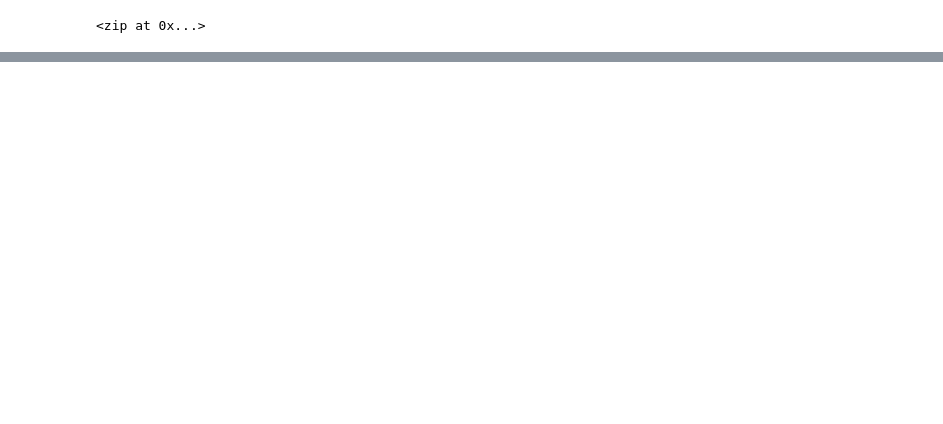
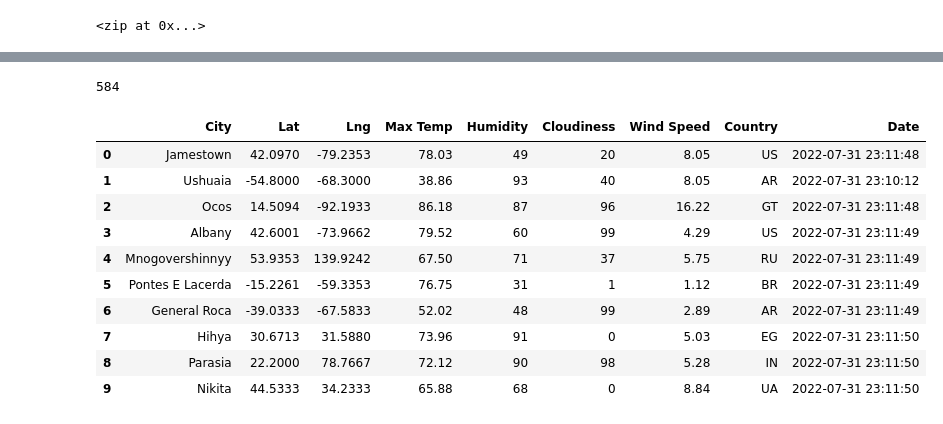
Before and after one commit to JumokeHicok/World_Weather_Analysis, a Jupyter notebook: WeatherPy.ipynb, the cells around one changed output, grey strips where cells are left out. Saved outputs shown, nothing was run; the diff lists cells and outputs as text; code cells hidden in the pictures; blank space fills up the shorter version.

Commit message:
City weather data

```diff
--- a/WeatherPy.ipynb
+++ b/WeatherPy.ipynb
@@ -34,0 +41,3 @@ len(cities)
+# %%
+# Starting URL for Weather Map API Call.
+url = "http://api.openweathermap.org/data/2.5/weather?units=Imperial&APPID=" + weather_api_key
@@ -34,0 +128,20 @@ len(cities)
+# %%
+len(city_data)
+# %% [output]
+584
+# %%
+# Convert the array of dictionaries to a Pandas DataFrame.
+city_data_df = pd.DataFrame(city_data)
+city_data_df.head(10)
+# %% [output]
+|  | City | Lat | Lng | Max Temp | Humidity | Cloudiness | Wind Speed | Country | Date |
+| 0 | Jamestown | 42.0970 | -79.2353 | 78.03 | 49 | 20 | 8.05 | US | 2022-07-31 23:11:48 |
+| 1 | Ushuaia | -54.8000 | -68.3000 | 38.86 | 93 | 40 | 8.05 | AR | 2022-07-31 23:10:12 |
+| 2 | Ocos | 14.5094 | -92.1933 | 86.18 | 87 | 96 | 16.22 | GT | 2022-07-31 23:11:48 |
+| 3 | Albany | 42.6001 | -73.9662 | 79.52 | 60 | 99 | 4.29 | US | 2022-07-31 23:11:49 |
+| 4 | Mnogovershinnyy | 53.9353 | 139.9242 | 67.50 | 71 | 37 | 5.75 | RU | 2022-07-31 23:11:49 |
+| 5 | Pontes E Lacerda | -15.2261 | -59.3353 | 76.75 | 31 | 1 | 1.12 | BR | 2022-07-31 23:11:49 |
+| 6 | General Roca | -39.0333 | -67.5833 | 52.02 | 48 | 99 | 2.89 | AR | 2022-07-31 23:11:49 |
+| 7 | Hihya | 30.6713 | 31.5880 | 73.96 | 91 | 0 | 5.03 | EG | 2022-07-31 23:11:50 |
+| 8 | Parasia | 22.2000 | 78.7667 | 72.12 | 90 | 98 | 5.28 | IN | 2022-07-31 23:11:50 |
+| 9 | Nikita | 44.5333 | 34.2333 | 65.88 | 68 | 0 | 8.84 | UA | 2022-07-31 23:11:50 |
```
Also changed, not shown: parts of 6 cells of this notebook, 2 other files.
